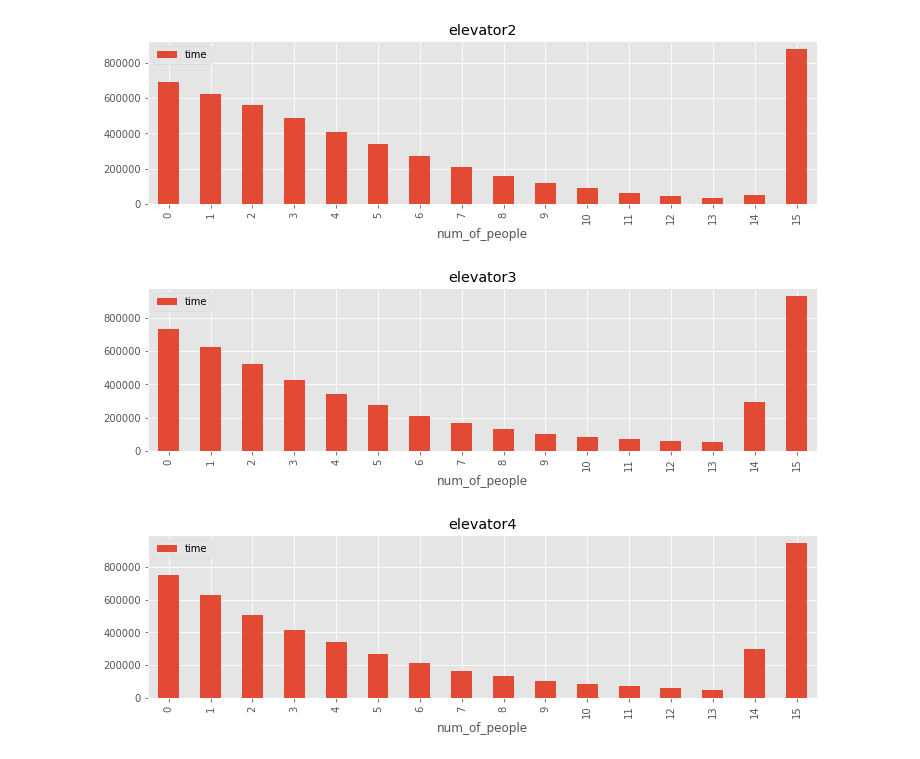
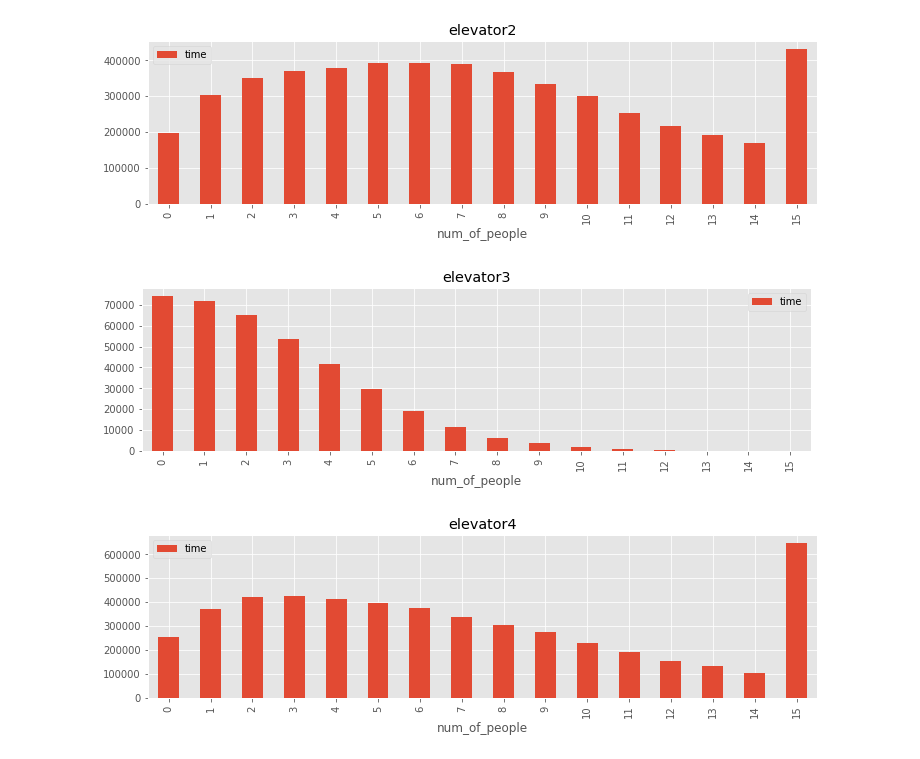
Before and after one commit to alonreg/elevator-simulation, a Jupyter notebook: maxim - second.ipynb, the cells around one changed output. Cells and saved outputs as stored; diff of their text form; code cells hidden in the pictures.

```diff
--- a/maxim - second.ipynb
+++ b/maxim - second.ipynb
@@ -105,21 +105,6 @@ class Elevator(object):
 
     def move(self):
         self.prev_floor = self.curr_floor
-
-        if is_evening():
-            if self.id == 1 and self.curr_floor == 0:
-                self.direction == -1
-                self.curr_floor == 15
-                return
-            elif self.id == 3 and self.curr_floor == 0:
-                self.direction == -1
-                self.curr_floor == 25
-                return
-        elif is_morning():
-            if (self.id == 1 and self.curr_floor == 15) or (self.id == 3 and self.curr_floor == 25):
-                self.direction == 1
-                self.curr_floor == 0
-                return
 
         if self.is_top_elevator:
             if self.curr_floor == 16 and self.direction == -1:
@@ -244,7 +229,7 @@ elevator_usage = [[0]*16, [0]*16, [0]*16, [0]*16]
 ##############################
 
 
-for i in range(1):
+for i in range(100):
 
     ######### INITIATE ###########
     # initialize simulation
@@ -347,7 +332,6 @@ for i in range(1):
 
             if is_broken:
                 # handle elevator broken
-                print(" elevator is broken ", curr_time)
                 fix_time = curr_time + np.random.uniform(5, 15)*60
                 Event(fix_time, "elevator_close", elevator=elevator)
                 # if elevator is stuck, it won't be moving
@@ -488,18 +470,18 @@ KeyError: 'num_of_people'
 # %%
-df2 = pd.DataFrame(mat2, columns=["no. of passengers", "time"]) # hold the data in a pandas Data Frame object
+df2 = pd.DataFrame(mat2, columns=["num_of_people", "time"]) # hold the data in a pandas Data Frame object
 title='elevator2'
 df2.plot.bar(x="num_of_people", y="time",figsize=(12,3), title=title); #bar plot
 # %% [output]
-[figure, old version]
+[figure, new version]
 # %%
-df3 = pd.DataFrame(mat3, columns=["no. of passengers", "time"]) # hold the data in a pandas Data Frame object
+df3 = pd.DataFrame(mat3, columns=["num_of_people", "time"]) # hold the data in a pandas Data Frame object
 title='elevator3'
 df3.plot.bar(x="num_of_people", y="time",figsize=(12,3), title=title); #bar plot
 # %% [output]
-[figure, old version]
+[figure, new version]
 # %%
-df4 = pd.DataFrame(mat4, columns=["no. of passengers", "time"]) # hold the data in a pandas Data Frame object
+df4 = pd.DataFrame(mat4, columns=["num_of_people", "time"]) # hold the data in a pandas Data Frame object
 title='elevator4'
 df4.plot.bar(x="num_of_people", y="time",figsize=(12,3), title=title); #bar plot
 # %% [output]
-[figure, old version]
+[figure, new version]
```
Also changed, not shown: parts of 4 cells of this notebook, 3 other files.
